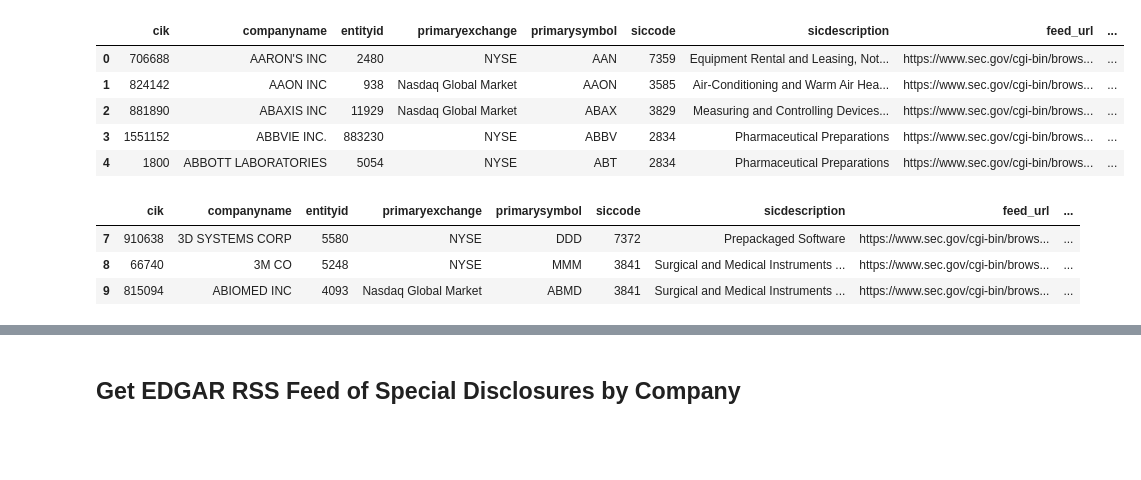
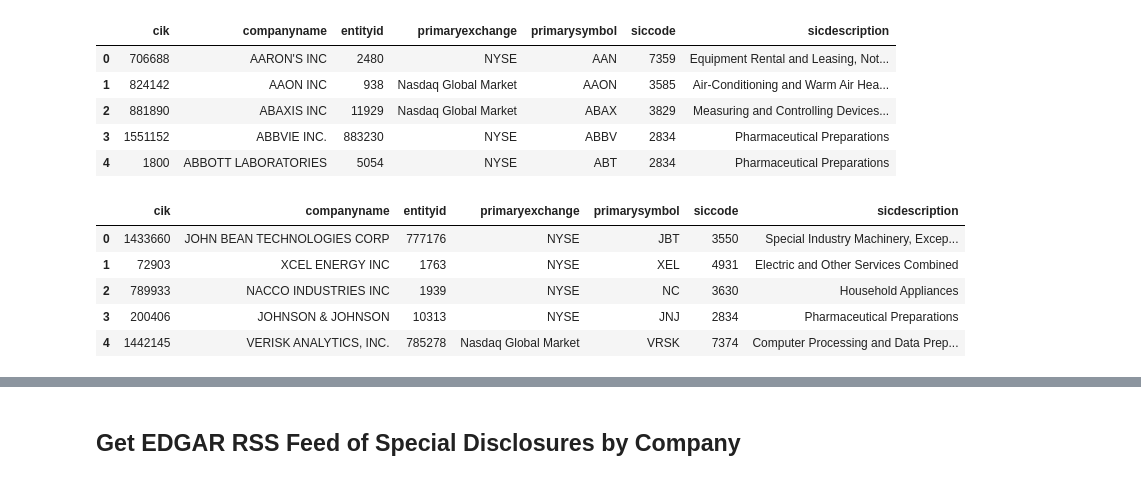
Before and after one commit to MiningTheDisclosures/mining-the-disclosures, a Jupyter notebook: sec-filings/Notebooks/Get data from edgar.ipynb, the cells around one changed output, grey strips where cells are left out. Saved outputs shown, nothing was run; the diff lists cells and outputs as text; code cells hidden in the pictures; blank space fills up the shorter version.

Commit message:
More data

```diff
--- a/sec-filings/Notebooks/Get data from edgar.ipynb
+++ b/sec-filings/Notebooks/Get data from edgar.ipynb
@@ -19,26 +20,24 @@ def build_feed_url(cik):
     prepped = req.prepare()
     return prepped.url
 # %%
-cik_codes = pd.read_csv('clean_ciks_good.csv')
-cik_codes = cik_codes.drop('Unnamed: 0', axis=1)
-cik_codes['feed_url'] = cik_codes.cik.apply(build_feed_url)
-cik_codes['SD_url_2014'] = ''
-cik_codes['SD_url_2015'] = ''
-cik_codes['SD_url_2016'] = ''
-cik_codes.head()
+cik_codes_1 = pd.read_csv('clean_ciks_good.csv')
+cik_codes_1 = cik_codes_1.drop('Unnamed: 0', axis=1)
+cik_codes_1.head()
 # %% [output]
-|  | cik | companyname | entityid | primaryexchange | primarysymbol | siccode | sicdescription | feed_url | ... |
-| 0 | 706688 | AARON'S INC | 2480 | NYSE | AAN | 7359 | Equipment Rental and Leasing, Not... | https://www.sec.gov/cgi-bin/brows... | ... |
-| 1 | 824142 | AAON INC | 938 | Nasdaq Global Market | AAON | 3585 | Air-Conditioning and Warm Air Hea... | https://www.sec.gov/cgi-bin/brows... | ... |
-| 2 | 881890 | ABAXIS INC | 11929 | Nasdaq Global Market | ABAX | 3829 | Measuring and Controlling Devices... | https://www.sec.gov/cgi-bin/brows... | ... |
-| 3 | 1551152 | ABBVIE INC. | 883230 | NYSE | ABBV | 2834 | Pharmaceutical Preparations | https://www.sec.gov/cgi-bin/brows... | ... |
-| 4 | 1800 | ABBOTT LABORATORIES | 5054 | NYSE | ABT | 2834 | Pharmaceutical Preparations | https://www.sec.gov/cgi-bin/brows... | ... |
+|  | cik | companyname | entityid | primaryexchange | primarysymbol | siccode | sicdescription |
+| 0 | 706688 | AARON'S INC | 2480 | NYSE | AAN | 7359 | Equipment Rental and Leasing, Not... |
+| 1 | 824142 | AAON INC | 938 | Nasdaq Global Market | AAON | 3585 | Air-Conditioning and Warm Air Hea... |
+| 2 | 881890 | ABAXIS INC | 11929 | Nasdaq Global Market | ABAX | 3829 | Measuring and Controlling Devices... |
+| 3 | 1551152 | ABBVIE INC. | 883230 | NYSE | ABBV | 2834 | Pharmaceutical Preparations |
+| 4 | 1800 | ABBOTT LABORATORIES | 5054 | NYSE | ABT | 2834 | Pharmaceutical Preparations |
-# %%
-subset = cik_codes.copy()
-subset = subset[0:10]
-subset.tail(3)
-# %% [output]
-|  | cik | companyname | entityid | primaryexchange | primarysymbol | siccode | sicdescription | feed_url | ... |
-| 7 | 910638 | 3D SYSTEMS CORP | 5580 | NYSE | DDD | 7372 | Prepackaged Software | https://www.sec.gov/cgi-bin/brows... | ... |
-| 8 | 66740 | 3M CO | 5248 | NYSE | MMM | 3841 | Surgical and Medical Instruments ... | https://www.sec.gov/cgi-bin/brows... | ... |
-| 9 | 815094 | ABIOMED INC | 4093 | Nasdaq Global Market | ABMD | 3841 | Surgical and Medical Instruments ... | https://www.sec.gov/cgi-bin/brows... | ... |
+# %%
+cik_codes_2 = pd.read_csv('clean_ciks_good_2.csv')
+cik_codes_2 = cik_codes_2.drop('Unnamed: 0', axis=1)
+cik_codes_2.head()
+# %% [output]
+|  | cik | companyname | entityid | primaryexchange | primarysymbol | siccode | sicdescription |
+| 0 | 1433660 | JOHN BEAN TECHNOLOGIES CORP | 777176 | NYSE | JBT | 3550 | Special Industry Machinery, Excep... |
+| 1 | 72903 | XCEL ENERGY INC | 1763 | NYSE | XEL | 4931 | Electric and Other Services Combined |
+| 2 | 789933 | NACCO INDUSTRIES INC | 1939 | NYSE | NC | 3630 | Household Appliances |
+| 3 | 200406 | JOHNSON & JOHNSON | 10313 | NYSE | JNJ | 2834 | Pharmaceutical Preparations |
+| 4 | 1442145 | VERISK ANALYTICS, INC. | 785278 | Nasdaq Global Market | VRSK | 7374 | Computer Processing and Data Prep... |
```
Also changed, not shown: parts of 29 cells of this notebook, 4 other files.
